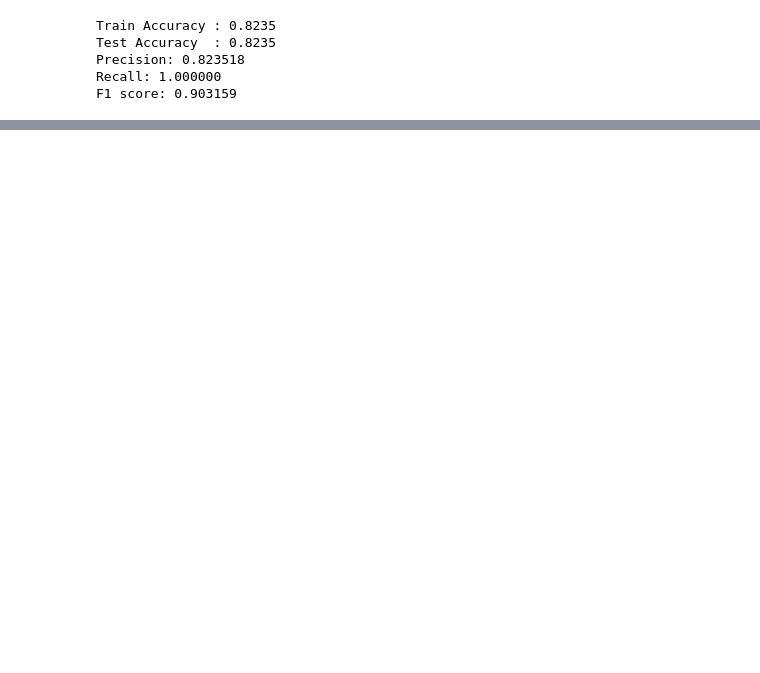
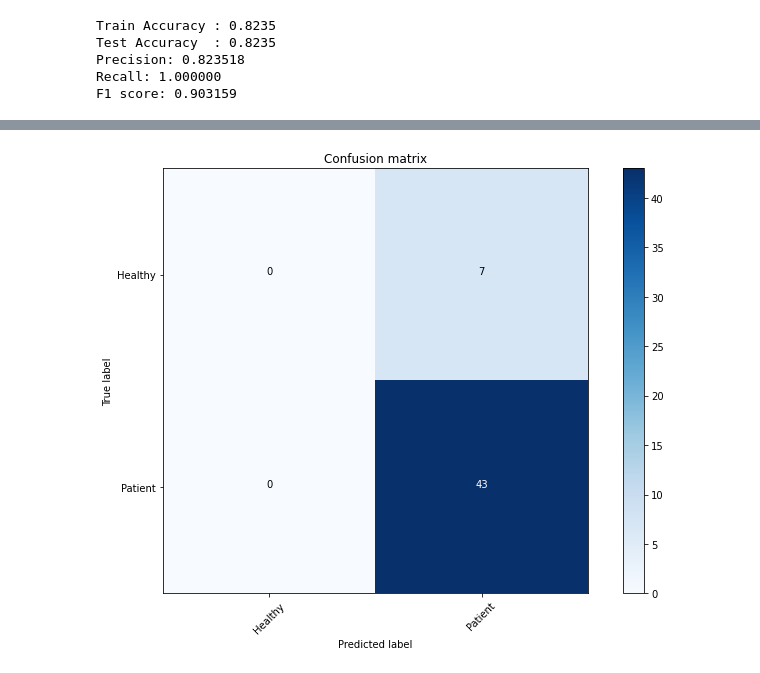
Before and after one commit to isilkarabeyaksakalli/kidneyStoneBinaryClassification, a Jupyter notebook: healthy_patient_detection.ipynb, the cells around one changed output, grey strips where cells are left out. Drawn from its saved outputs; the diff is of its cells as text; code cells hidden in the pictures; blank space fills up the shorter version.

```diff
--- a/healthy_patient_detection.ipynb
+++ b/healthy_patient_detection.ipynb
@@ -217,0 +277,80 @@ F1 score: 0.903159
+# %%
+# Undersample and plot imbalanced dataset with the Edited Nearest Neighbor rule
+from collections import Counter
+from sklearn.datasets import make_classification
+from imblearn.under_sampling import RandomUnderSampler, TomekLinks, OneSidedSelection
+from imblearn.over_sampling import RandomOverSampler
+
+from matplotlib import pyplot
+from numpy import where
+
+X = np.array(normalized_X)
+y = np.array(Y)
+# summarize class distribution
+counter = Counter(y)
+print(counter)
+# define the undersampling method
+#undersample = RandomUnderSampler(sampling_strategy=0.4)
+#over = RandomOverSampler(sampling_strategy=0.3)
+#undersample = EditedNearestNeighbours(n_neighbors=2)
+undersample = OneSidedSelection(n_neighbors=1, n_seeds_S=200)
+#undersample = TomekLinks()
+
+X, y = undersample.fit_resample(X, y)
+#X, y = over.fit_resample(X, y)
+
+counter = Counter(y)
+print(counter)
+n_splits=5
+#split sayısı doğruluğu değiştirmiyor.
+skf = StratifiedKFold(n_splits=n_splits,random_state=42,shuffle=True)
+skf.get_n_splits(X, y)
+
+#her bir 100 epoch için sonuçlar aynı çıkıyor ve loss'u hesaplayamıyor.
+for train_index, test_index in skf.split(X, y):
+    # print(f"train {np.sum(train_index)} \t test: {np.sum(test_index)}") #check split index
+    print(f"train (%) {np.sum(y[train_index])/len(train_index)} \t test(%): {np.sum(y[test_index])/len(test_index)}")
+    cnn=model.fit(X[train_index,:], y[train_index], \
+                  validation_data=(X[test_index,:], \
+                  y[test_index]), epochs=10,batch_size=8, verbose=0)
+    pred=model.predict(X[test_index,:])
+    cm = confusion_matrix(y[test_index], pred)
+    pred = np.argmax(pred,axis=1)
+# Compute confusion matrix
+
+np.set_printoptions(precision=2)
+print('Confusion matrix')
+print(cm)
+plt.figure()
+plot_confusion_matrix(cm, class_names)
+
+
+train_accuracy=0
+test_accuracy=0
+precision=0
+recall=0
+f1=0
+
+for train_index, test_index in skf.split(X, y):
+    train_preds = np.where(model.predict(X[train_index,:]) > 0.5, 1, 0)
+    test_preds = np.where(model.predict(X[test_index,:]) > 0.5, 1, 0)
+    train_accuracy = train_accuracy+accuracy_score(y[train_index], train_preds)
+    test_accuracy =test_accuracy+ accuracy_score(y[test_index], test_preds)
+    precision=precision+precision_score(y[test_index], test_preds)
+    recall=recall+recall_score(y[test_index], test_preds)
+    f1=f1+f1_score(y[test_index], test_preds)
+
+avg_train=train_accuracy/n_splits
+avg_test=test_accuracy/n_splits
+avg_precision=precision/n_splits
+avg_recall=recall/n_splits
+avg_f1=f1/n_splits
+
+print(f'Train Accuracy : {avg_train:.4f}')
+print(f'Test Accuracy  : {avg_test:.4f}')
+
+
+print('Precision: %f' % avg_precision)
+print('Recall: %f' % avg_recall)
+print('F1 score: %f' % avg_f1)
+# %% [output]
@@ -217,0 +372 @@ F1 score: 0.903159
+[figure, added]
```
Also changed, not shown: parts of 12 cells of this notebook, 1 other file.
